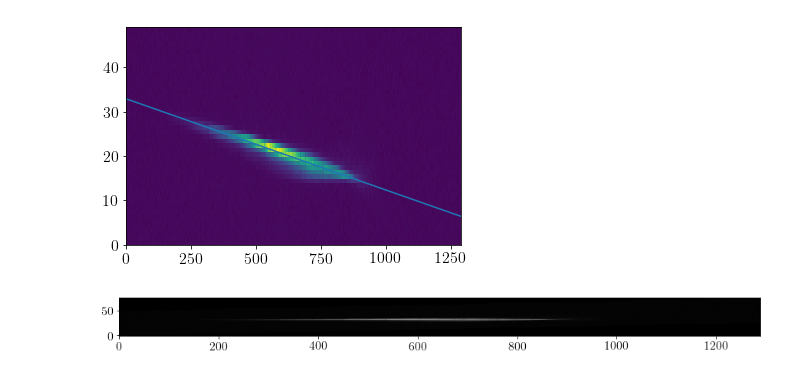
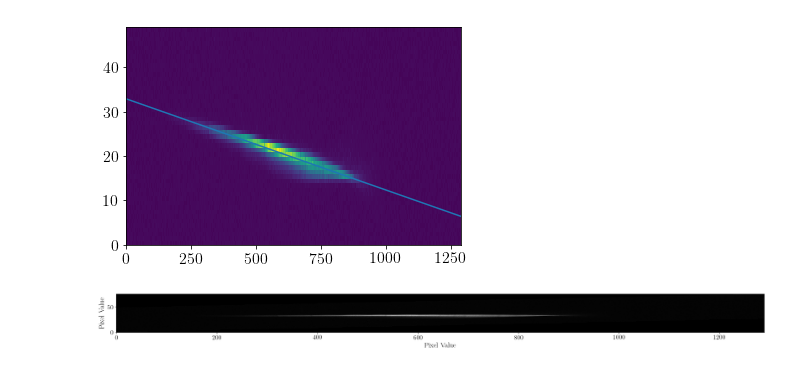
Before and after one commit to jamesmlane/AST2050-Labs, a Jupyter notebook: Lab4/Lab4-Calibration-Data.ipynb, the cells around one changed output. Saved outputs shown, nothing was run; the diff lists cells and outputs as text; code cells hidden in the pictures.

```diff
--- a/Lab4/Lab4-Calibration-Data.ipynb
+++ b/Lab4/Lab4-Calibration-Data.ipynb
@@ -199,11 +201,13 @@ rot_angle = np.rad2deg(np.arctan((yint-yint2)/1288))
 # %%
 rotated_sun = rotate(sun, -rot_angle)
 # %%
-fig = plt.figure( figsize=(15,15) )
+fig = plt.figure( figsize=(30,30) )
 plt.imshow(rotated_sun, vmin=0, vmax=255, origin='lower')#, aspect='auto')
+plt.xlabel('Pixel Value', fontsize=18)
+plt.ylabel('Pixel Value', fontsize=18)
 plt.show()
 # %% [output]
-[figure, old version]
+[figure, new version]
 # %%
 summed_sun = np.zeros((1288, 3))
 for i in range(np.shape(rotated_sun)[1])[:-1]:
```
Also changed, not shown: parts of 3 cells of this notebook.
